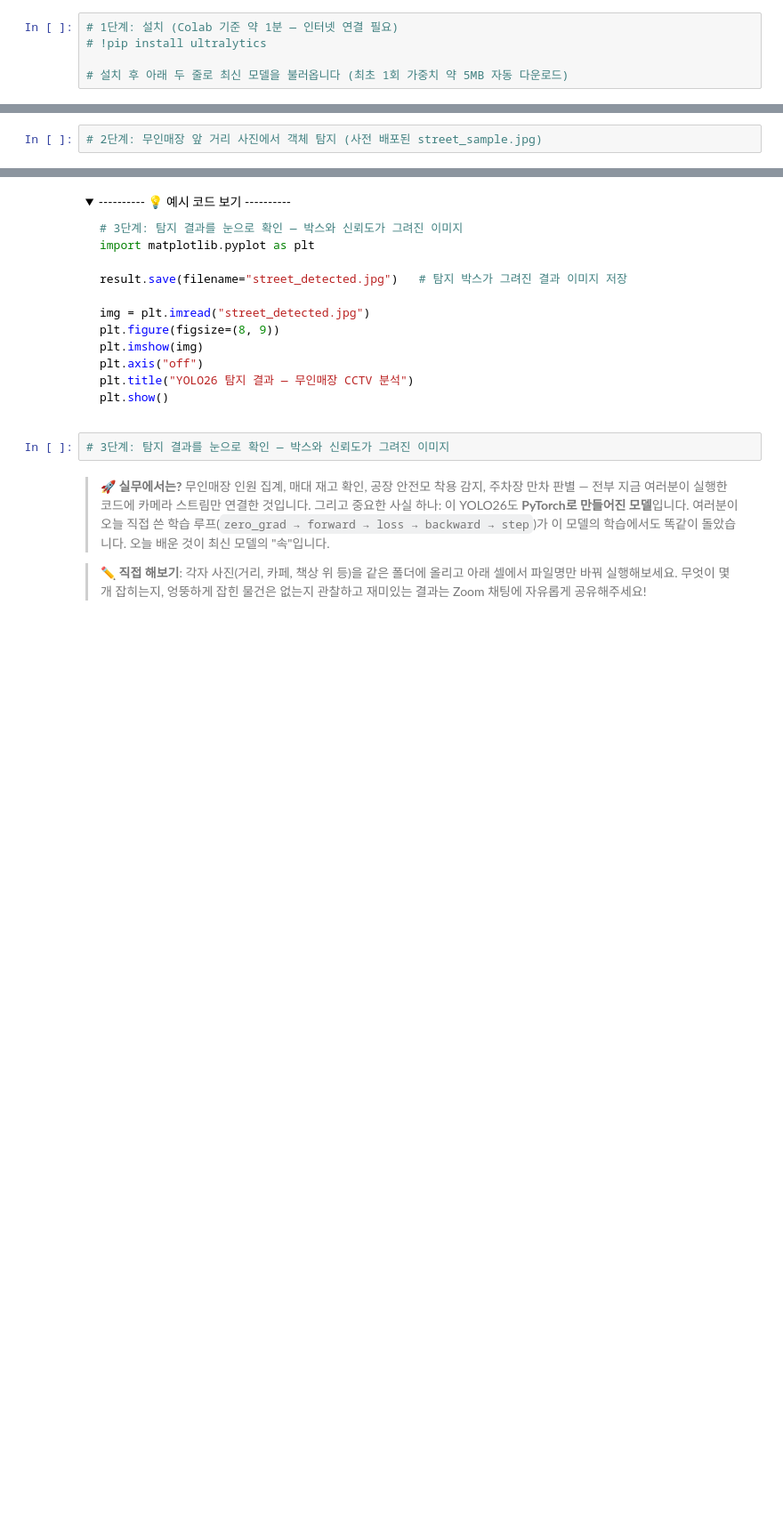
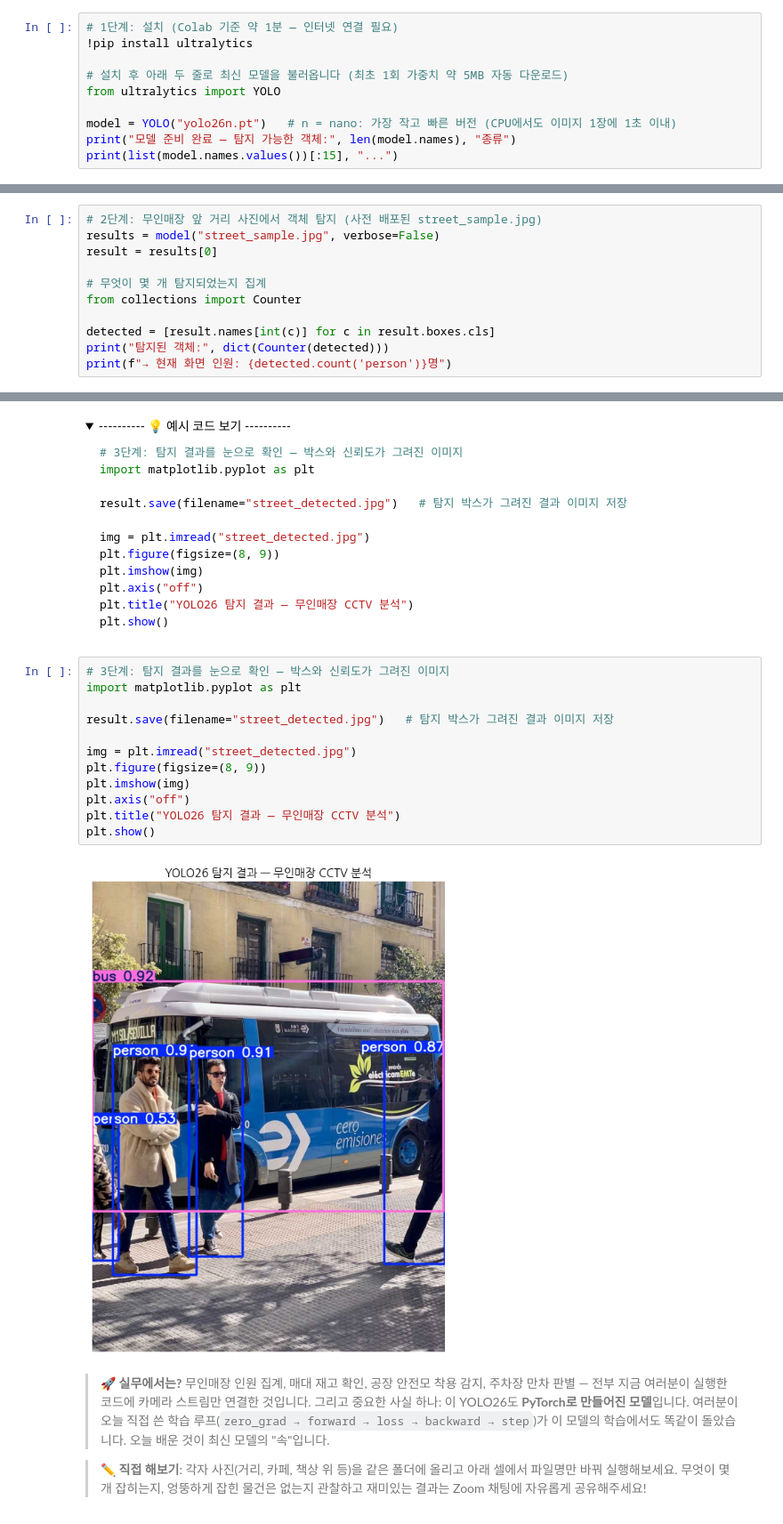
Before and after one commit to qnrPwjd/EST_AI_Challengers_Code, a Jupyter notebook: Week3(AI_Modeling)/CH15_딥러닝_pytorch.ipynb, the cells around one changed output, grey strips where cells are left out. Shown at 89% size. Drawn from its saved outputs; the diff is of its cells as text; folded sections open; blank space fills up the shorter version.

```diff
--- a/Week3(AI_Modeling)/CH15_딥러닝_pytorch.ipynb
+++ b/Week3(AI_Modeling)/CH15_딥러닝_pytorch.ipynb
@@ -1762,6 +2109,11 @@ print(list(model.names.values())[:15], "...")
 </details>
 # %%
 # 1단계: 설치 (Colab 기준 약 1분 — 인터넷 연결 필요)
-# !pip install ultralytics
+!pip install ultralytics
 
 # 설치 후 아래 두 줄로 최신 모델을 불러옵니다 (최초 1회 가중치 약 5MB 자동 다운로드)
+from ultralytics import YOLO
+
+model = YOLO("yolo26n.pt")   # n = nano: 가장 작고 빠른 버전 (CPU에서도 이미지 1장에 1초 이내)
+print("모델 준비 완료 — 탐지 가능한 객체:", len(model.names), "종류")
+print(list(model.names.values())[:15], "...")
@@ -1785,3 +2155,12 @@ print(f"→ 현재 화면 인원: {detected.count('person')}명")
 </details>
 # %%
 # 2단계: 무인매장 앞 거리 사진에서 객체 탐지 (사전 배포된 street_sample.jpg)
+results = model("street_sample.jpg", verbose=False)
+result = results[0]
+
+# 무엇이 몇 개 탐지되었는지 집계
+from collections import Counter
+
+detected = [result.names[int(c)] for c in result.boxes.cls]
+print("탐지된 객체:", dict(Counter(detected)))
+print(f"→ 현재 화면 인원: {detected.count('person')}명")
@@ -1806,6 +2188,18 @@ plt.show()
 </details>
 # %%
 # 3단계: 탐지 결과를 눈으로 확인 — 박스와 신뢰도가 그려진 이미지
+import matplotlib.pyplot as plt
+
+result.save(filename="street_detected.jpg")   # 탐지 박스가 그려진 결과 이미지 저장
+
+img = plt.imread("street_detected.jpg")
+plt.figure(figsize=(8, 9))
+plt.imshow(img)
+plt.axis("off")
+plt.title("YOLO26 탐지 결과 — 무인매장 CCTV 분석")
+plt.show()
+# %% [output]
+[figure, added]
 # %% [markdown]
 > 🚀 **실무에서는?** 무인매장 인원 집계, 매대 재고 확인, 공장 안전모 착용 감지, 주차장 만차 판별 — 전부 지금 여러분이 실행한 코드에 카메라 스트림만 연결한 것입니다. 그리고 중요한 사실 하나: 이 YOLO26도 **PyTorch로 만들어진 모델**입니다. 여러분이 오늘 직접 쓴 학습 루프(`zero_grad → forward → loss → backward → step`)가 이 모델의 학습에서도 똑같이 돌았습니다. 오늘 배운 것이 최신 모델의 "속"입니다.
 
```
Also changed, not shown: parts of 24 cells of this notebook.
